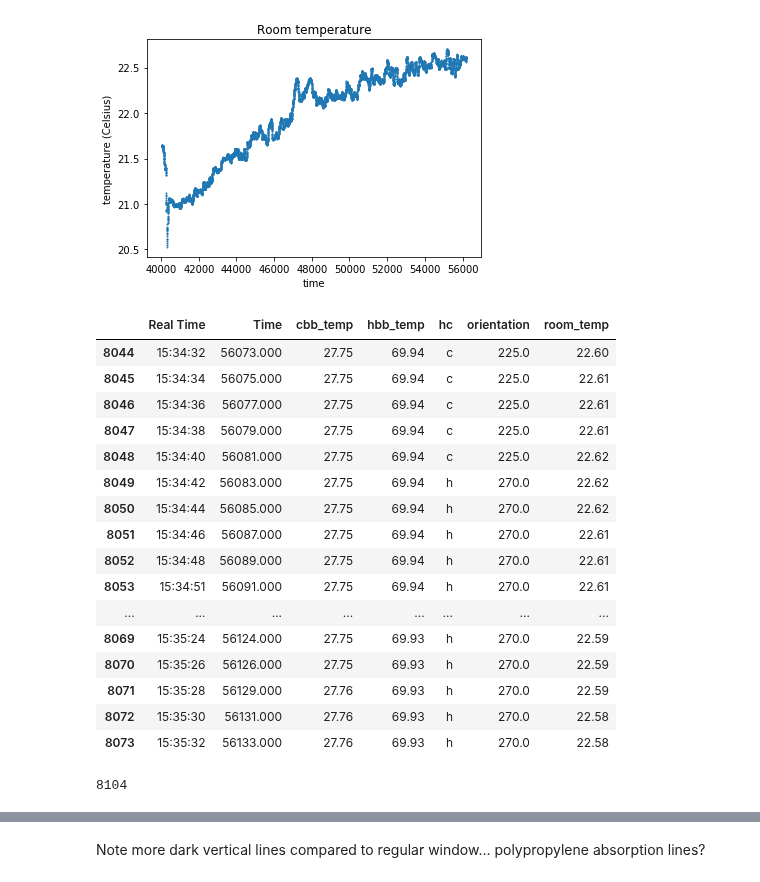
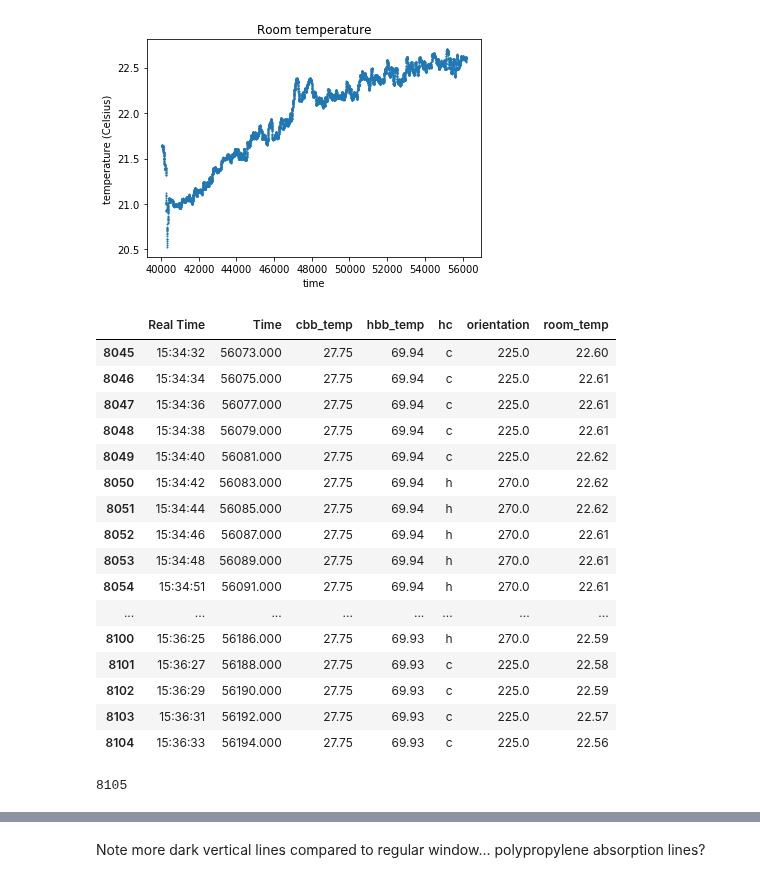
Before and after one commit to micolbedarida/MSci_Project, a Jupyter notebook: data_analysis_polypropylene.ipynb, the cells around one changed output, grey strips where cells are left out. Cells and saved outputs as stored; diff of their text form; code cells hidden in the pictures.

```diff
--- a/data_analysis_polypropylene.ipynb
+++ b/data_analysis_polypropylene.ipynb
@@ -141,7 +141,8 @@ def insert_row(i, df, line):
     return df
 # %%
 times_all = [i for i in spectrum_times] # select times when reading is stable
-times = times_all[-3:1:-4] #only want every fourth spectrum
+times = times_all[-4:0:-4] #only want every fourth spectrum
+times.append(times_all[0])
 times.sort(reverse = True) #need to insert rows into dataframe in reverse order in order not to get messed up with indices
 # %%
 #scan log_times, and insert spectra at corresponding times, with 'Nan' in the h_c column (by default)
@@ -158,29 +159,29 @@ for t in times:
         line = pd.DataFrame([t], columns = [time_col_name])
         log_file = insert_row(i, log_file, line)
 # %%
-log_file[-60:-30]
+log_file[-60:]
 # %% [output]
 |  | Real Time | Time | cbb_temp | hbb_temp | hc | orientation | room_temp |
-| 8044 | 15:34:32 | 56073.000 | 27.75 | 69.94 | c | 225.0 | 22.60 |
-| 8045 | 15:34:34 | 56075.000 | 27.75 | 69.94 | c | 225.0 | 22.61 |
-| 8046 | 15:34:36 | 56077.000 | 27.75 | 69.94 | c | 225.0 | 22.61 |
-| 8047 | 15:34:38 | 56079.000 | 27.75 | 69.94 | c | 225.0 | 22.61 |
-| 8048 | 15:34:40 | 56081.000 | 27.75 | 69.94 | c | 225.0 | 22.62 |
-| 8049 | 15:34:42 | 56083.000 | 27.75 | 69.94 | h | 270.0 | 22.62 |
-| 8050 | 15:34:44 | 56085.000 | 27.75 | 69.94 | h | 270.0 | 22.62 |
-| 8051 | 15:34:46 | 56087.000 | 27.75 | 69.94 | h | 270.0 | 22.61 |
-| 8052 | 15:34:48 | 56089.000 | 27.75 | 69.94 | h | 270.0 | 22.61 |
-| 8053 | 15:34:51 | 56091.000 | 27.75 | 69.94 | h | 270.0 | 22.61 |
+| 8045 | 15:34:32 | 56073.000 | 27.75 | 69.94 | c | 225.0 | 22.60 |
+| 8046 | 15:34:34 | 56075.000 | 27.75 | 69.94 | c | 225.0 | 22.61 |
+| 8047 | 15:34:36 | 56077.000 | 27.75 | 69.94 | c | 225.0 | 22.61 |
+| 8048 | 15:34:38 | 56079.000 | 27.75 | 69.94 | c | 225.0 | 22.61 |
+| 8049 | 15:34:40 | 56081.000 | 27.75 | 69.94 | c | 225.0 | 22.62 |
+| 8050 | 15:34:42 | 56083.000 | 27.75 | 69.94 | h | 270.0 | 22.62 |
+| 8051 | 15:34:44 | 56085.000 | 27.75 | 69.94 | h | 270.0 | 22.62 |
+| 8052 | 15:34:46 | 56087.000 | 27.75 | 69.94 | h | 270.0 | 22.61 |
+| 8053 | 15:34:48 | 56089.000 | 27.75 | 69.94 | h | 270.0 | 22.61 |
+| 8054 | 15:34:51 | 56091.000 | 27.75 | 69.94 | h | 270.0 | 22.61 |
 | ... | ... | ... | ... | ... | ... | ... | ... |
-| 8069 | 15:35:24 | 56124.000 | 27.75 | 69.93 | h | 270.0 | 22.59 |
-| 8070 | 15:35:26 | 56126.000 | 27.75 | 69.93 | h | 270.0 | 22.59 |
-| 8071 | 15:35:28 | 56129.000 | 27.76 | 69.93 | h | 270.0 | 22.59 |
-| 8072 | 15:35:30 | 56131.000 | 27.76 | 69.93 | h | 270.0 | 22.58 |
-| 8073 | 15:35:32 | 56133.000 | 27.76 | 69.93 | h | 270.0 | 22.58 |
+| 8100 | 15:36:25 | 56186.000 | 27.75 | 69.93 | h | 270.0 | 22.59 |
+| 8101 | 15:36:27 | 56188.000 | 27.75 | 69.93 | c | 225.0 | 22.58 |
+| 8102 | 15:36:29 | 56190.000 | 27.75 | 69.93 | c | 225.0 | 22.59 |
+| 8103 | 15:36:31 | 56192.000 | 27.75 | 69.93 | c | 225.0 | 22.57 |
+| 8104 | 15:36:33 | 56194.000 | 27.75 | 69.93 | c | 225.0 | 22.56 |
 # %%
 print(len(log_file))
 # %% [output]
-8104
+8105
 # %%
 hc_list = []
 temps_avg = []
```
Also changed, not shown: parts of 14 cells of this notebook.
